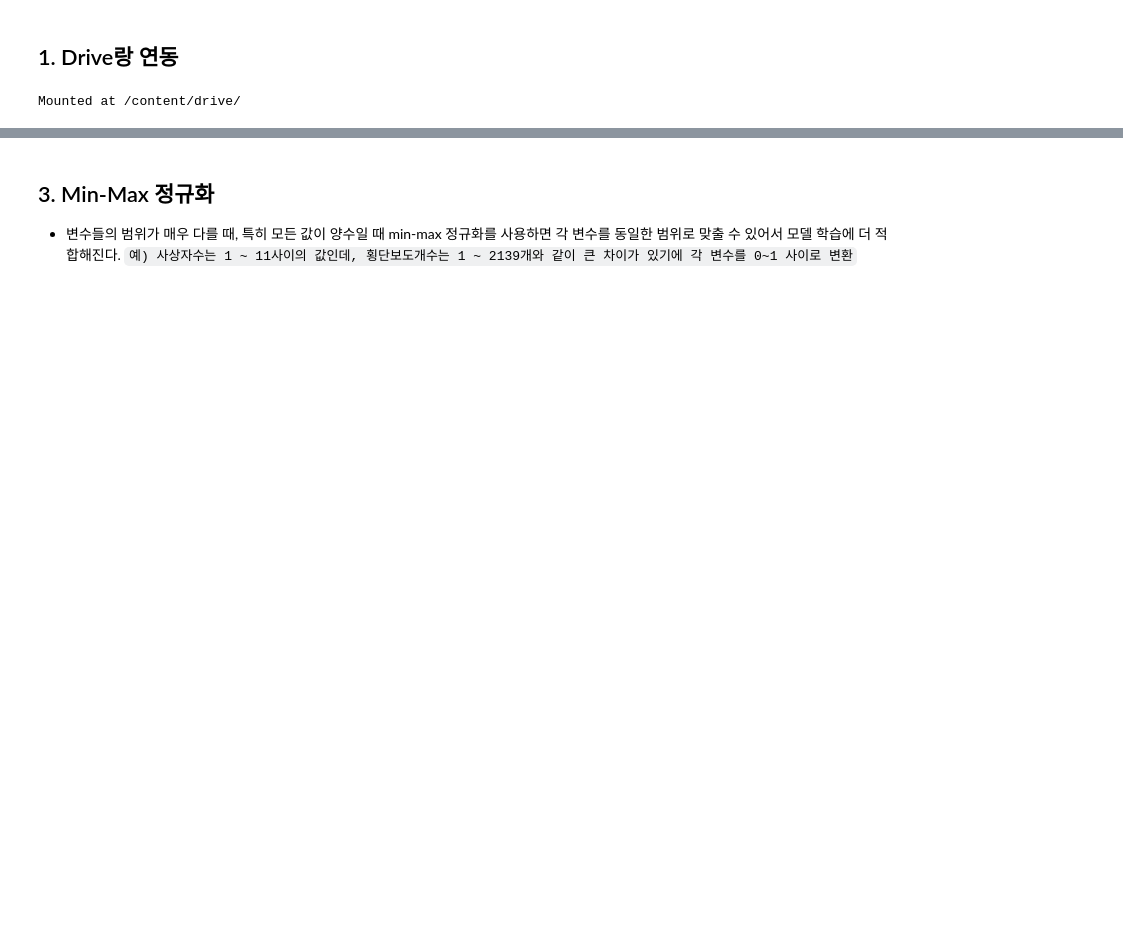
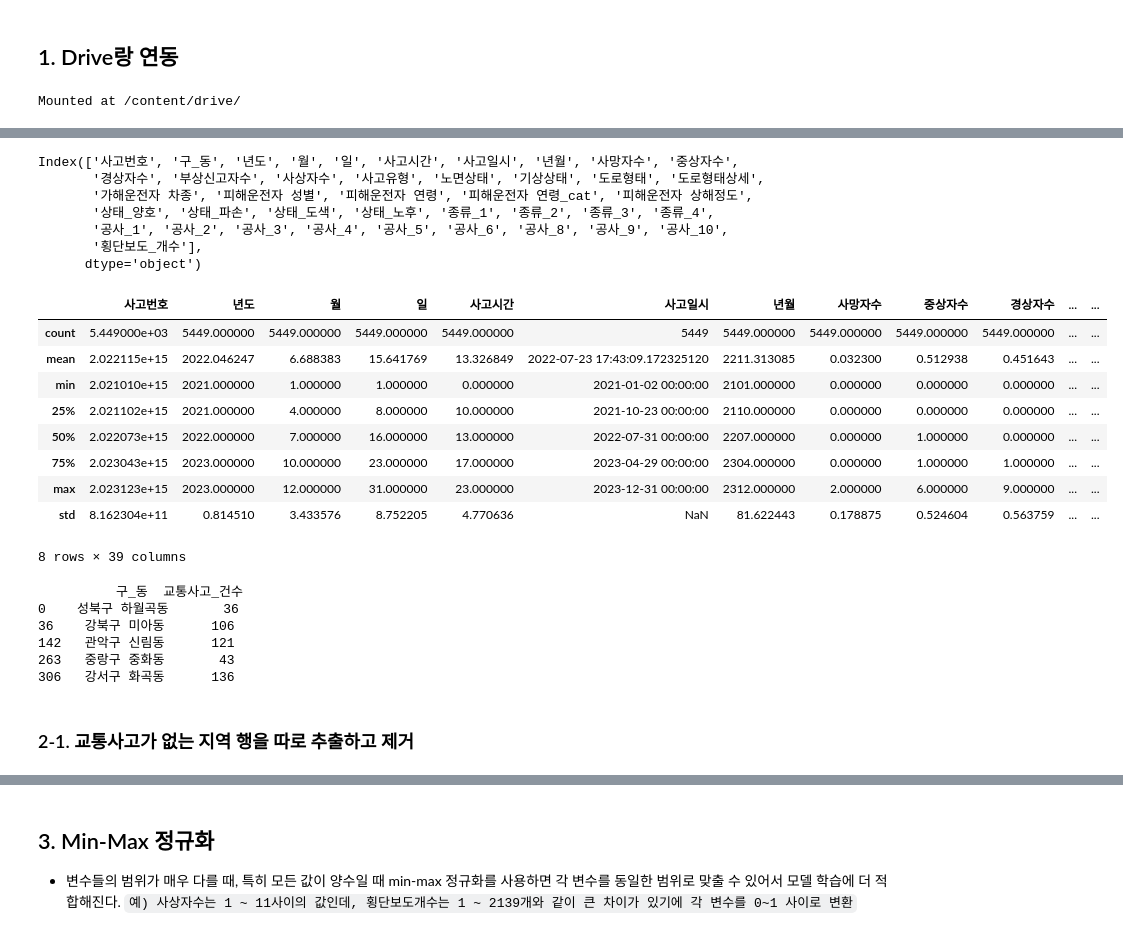
Before and after one commit to Hannah1011/2024-DA-Project_MZ, a Jupyter notebook: traffic_EDA.ipynb, the cells around one changed output, grey strips where cells are left out. Cells and saved outputs as stored; diff of their text form; code cells hidden in the pictures; blank space fills up the shorter version.

```diff
--- a/traffic_EDA.ipynb
+++ b/traffic_EDA.ipynb
@@ -60,0 +354,12 @@ traffic_merged.head()
+# %%
+# 4. 서로 다른 '구_동' 이름 찾기
+traffic_accidents_gudong = set(traffic_accidents['구_동'].unique())
+crosswalk_grouped_gudong = set(crosswalk_grouped['구_동'].unique())
+
+# 노인교통사고 파일에만 있는 구_동
+only_in_traffic = traffic_accidents_gudong - crosswalk_grouped_gudong
+print("노인교통사고 파일에만 있는 구_동:", only_in_traffic)
+
+# crosswalk_grouped_cleaned.csv 파일에만 있는 구_동
+only_in_crosswalk = crosswalk_grouped_gudong - traffic_accidents_gudong
+print("횡단보도 파일에만 있는 구_동:", only_in_crosswalk)
@@ -60,0 +369,10 @@ traffic_merged.head()
+# %%
+# 노인교통사고 파일에만 있는 구_동 목록
+only_in_traffic = traffic_accidents_gudong - crosswalk_grouped_gudong
+
+# 노인교통사고 파일에만 있는 구_동이 각각 몇 행을 가지고 있는지 계산
+only_in_traffic_counts = traffic_accidents[traffic_accidents['구_동'].isin(only_in_traffic)].groupby('구_동').size()
+
+# 결과 출력
+print("노인교통사고 파일에만 있는 구_동의 행 개수:")
+print(only_in_traffic_counts)
@@ -60,0 +415,7 @@ traffic_merged.head()
+# %%
+# 노인교통사고 파일에만 있는 구_동에 해당하는 행 제거
+traffic_accidents_cleaned = traffic_accidents[~traffic_accidents['구_동'].isin(only_in_traffic)]
+
+# 결과 출력
+print("노인교통사고 파일에만 있는 구_동 행 제거 후 데이터:")
+print(traffic_accidents_cleaned.head())
@@ -60,0 +440,7 @@ traffic_merged.head()
+# %%
+# 두 파일을 '구_동' 열을 기준으로 outer join으로 다시 병합
+merged_data = pd.merge(traffic_accidents_cleaned, crosswalk_grouped, on='구_동', how='outer')
+
+# 결과 출력
+print("노인교통사고 파일과 횡단보도 파일을 병합한 데이터:")
+print(merged_data.head())
@@ -60,0 +464,36 @@ traffic_merged.head()
+# %%
+print(merged_data.columns)
+merged_data.describe()
+# %% [output]
+Index(['사고번호', '구_동', '년도', '월', '일', '사고시간', '사고일시', '년월', '사망자수', '중상자수',
+       '경상자수', '부상신고자수', '사상자수', '사고유형', '노면상태', '기상상태', '도로형태', '도로형태상세',
+       '가해운전자 차종', '피해운전자 성별', '피해운전자 연령', '피해운전자 연령_cat', '피해운전자 상해정도',
+       '상태_양호', '상태_파손', '상태_도색', '상태_노후', '종류_1', '종류_2', '종류_3', '종류_4',
+       '공사_1', '공사_2', '공사_3', '공사_4', '공사_5', '공사_6', '공사_8', '공사_9', '공사_10',
+       '횡단보도_개수'],
+      dtype='object')
+|  | 사고번호 | 년도 | 월 | 일 | 사고시간 | 사고일시 | 년월 | 사망자수 | 중상자수 | 경상자수 | ... | ... |
+| count | 5.449000e+03 | 5449.000000 | 5449.000000 | 5449.000000 | 5449.000000 | 5449 | 5449.000000 | 5449.000000 | 5449.000000 | 5449.000000 | ... | ... |
+| mean | 2.022115e+15 | 2022.046247 | 6.688383 | 15.641769 | 13.326849 | 2022-07-23 17:43:09.172325120 | 2211.313085 | 0.032300 | 0.512938 | 0.451643 | ... | ... |
+| min | 2.021010e+15 | 2021.000000 | 1.000000 | 1.000000 | 0.000000 | 2021-01-02 00:00:00 | 2101.000000 | 0.000000 | 0.000000 | 0.000000 | ... | ... |
+| 25% | 2.021102e+15 | 2021.000000 | 4.000000 | 8.000000 | 10.000000 | 2021-10-23 00:00:00 | 2110.000000 | 0.000000 | 0.000000 | 0.000000 | ... | ... |
+| 50% | 2.022073e+15 | 2022.000000 | 7.000000 | 16.000000 | 13.000000 | 2022-07-31 00:00:00 | 2207.000000 | 0.000000 | 1.000000 | 0.000000 | ... | ... |
+| 75% | 2.023043e+15 | 2023.000000 | 10.000000 | 23.000000 | 17.000000 | 2023-04-29 00:00:00 | 2304.000000 | 0.000000 | 1.000000 | 1.000000 | ... | ... |
+| max | 2.023123e+15 | 2023.000000 | 12.000000 | 31.000000 | 23.000000 | 2023-12-31 00:00:00 | 2312.000000 | 2.000000 | 6.000000 | 9.000000 | ... | ... |
+| std | 8.162304e+11 | 0.814510 | 3.433576 | 8.752205 | 4.770636 | NaN | 81.622443 | 0.178875 | 0.524604 | 0.563759 | ... | ... |
+8 rows × 39 columns
+# %%
+# 각 구_동별 교통사고 건수 계산
+merged_data['교통사고_건수'] = merged_data.groupby('구_동')['구_동'].transform('size')
+
+# 결과 출력
+print(merged_data[['구_동', '교통사고_건수']].drop_duplicates().head())
+# %% [output]
+          구_동  교통사고_건수
+0    성북구 하월곡동       36
+36    강북구 미아동      106
+142   관악구 신림동      121
+263   중랑구 중화동       43
+306   강서구 화곡동      136
+# %% [markdown]
+### 2-1. 교통사고가 없는 지역 행을 따로 추출하고 제거
```
Also changed, not shown: parts of 37 cells of this notebook.
